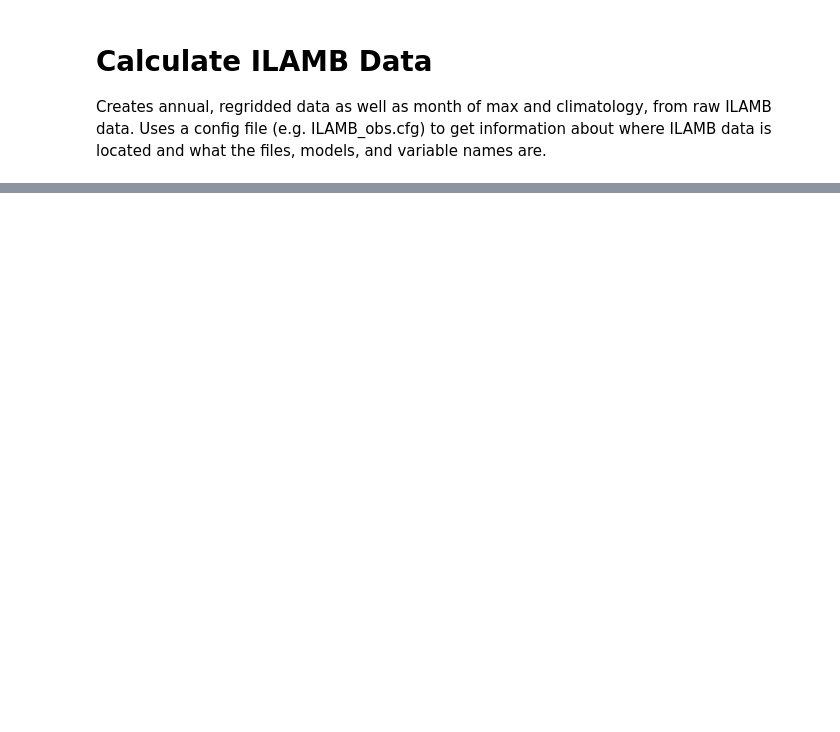
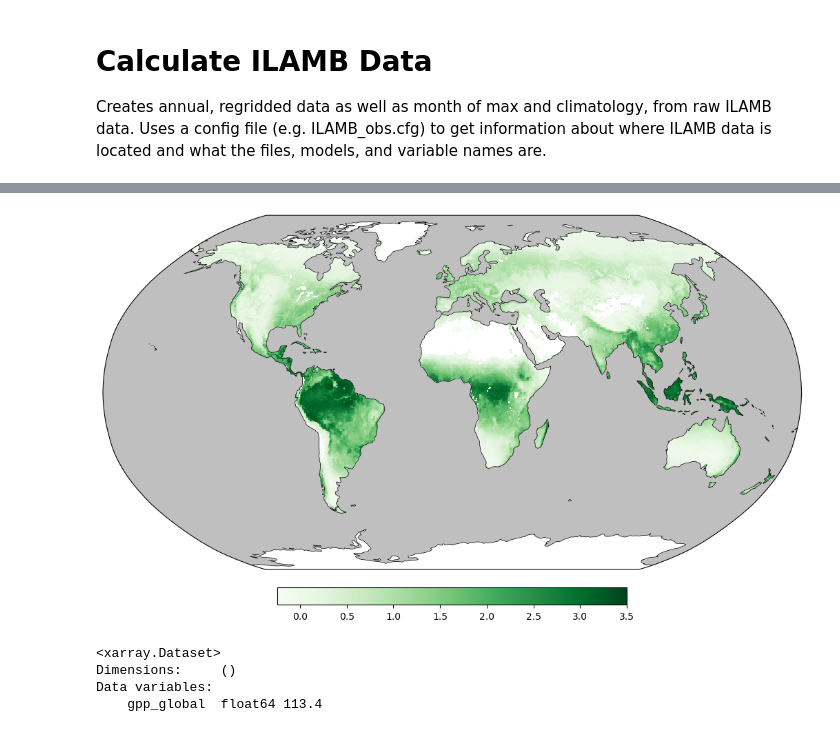
Before and after one commit to adrifoster/fates_calibration_library, a Jupyter notebook: notebooks/GetILAMBObservations.ipynb, the cells around one changed output, grey strips where cells are left out. Drawn from its saved outputs; the diff is of its cells as text; code cells hidden in the pictures; blank space fills up the shorter version.

```diff
--- a/notebooks/GetILAMBObservations.ipynb
+++ b/notebooks/GetILAMBObservations.ipynb
@@ -106,0 +121,26 @@ processed_ds = (
+# %%
+ilamb_dat, original_file = ilamb.read_ilamb_data(config_dict, ilamb_dict, attributes)
+
+
+area_da = ilamb.get_ilamb_land_area(ilamb_dat)
+ilamb_dat['cell_area'] = area_da
+
+# regrid regions
+region_regridder = xe.Regridder(region['ids'], ilamb_dat, 'bilinear')
+region_regrid = region_regridder(region['ids'])
+ilamb_dat['landfrac'] = region_regrid
+ilamb_dat['land_area'] = ilamb_dat.landfrac*ilamb_dat.cell_area
+# %%
+annual_original = ilamb.get_annual_ds(
+    ilamb_dat,
+    attributes["in_var"],
+    attributes["out_var"],
+    ilamb.evaluate_conversion_factor(attributes["time_conversion_factor"]),
+    metadata,
+)
+sum_annual = annual_original[attributes["out_var"]].sum(dim='year')
+annual_original = annual_original.where(np.abs(sum_annual) > 0.0)
+# %%
+quick_map(annual_original.mean(dim='year')[attributes['out_var']], 'Greens')
+# %% [output]
+[figure, added]
@@ -106,0 +151,7 @@ processed_ds = (
+# %%
+global_mean
+# %% [output]
+<xarray.Dataset>
+Dimensions:     ()
+Data variables:
+    gpp_global  float64 113.4
```
Also changed, not shown: parts of 35 cells of this notebook, 9 other files.
